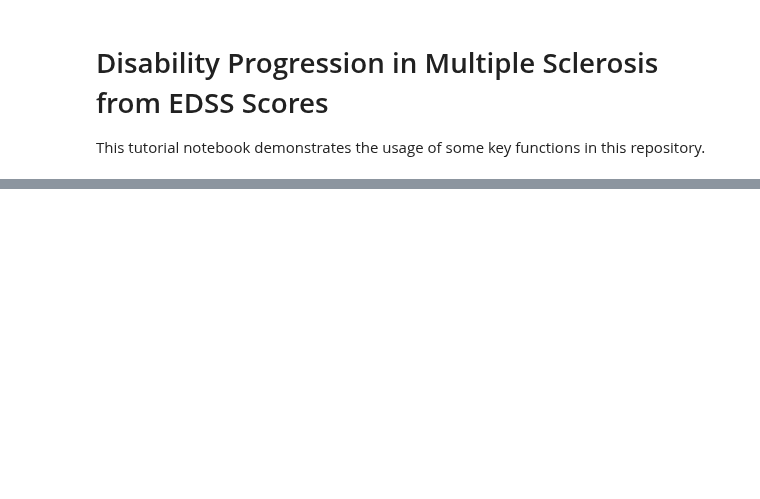
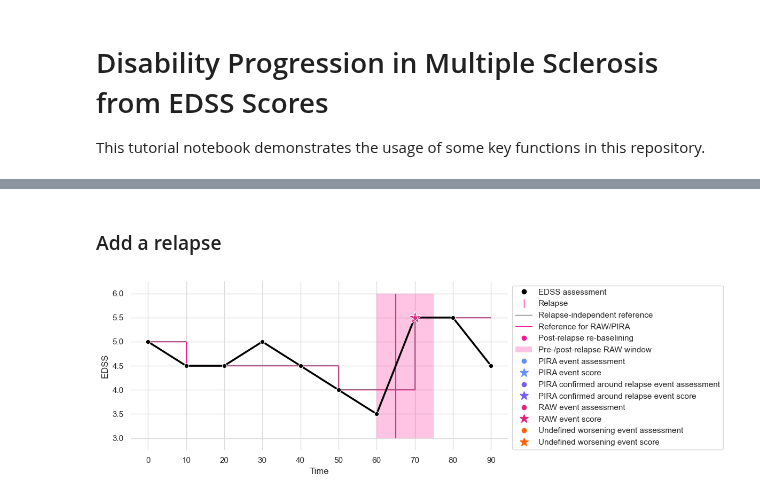
Before and after one commit to drstrupf/multiple-sclerosis-disability-progression, a Jupyter notebook: tutorial.ipynb, the cells around one changed output, grey strips where cells are left out. Saved outputs shown, nothing was run; the diff lists cells and outputs as text; code cells hidden in the pictures; blank space fills up the shorter version.

```diff
--- a/tutorial.ipynb
+++ b/tutorial.ipynb
@@ -591,0 +109,23 @@ plt.show()
+# %% [markdown]
+### Add a relapse
+# %%
+fig, ax = plt.subplots(1, 1, figsize=(12, 4))
+visualization.annotate_plot_follow_up(
+    follow_up_dataframe=example_follow_up_df,
+    relapse_timestamps=[65],
+    # Options
+    opt_baseline_type="roving",
+    opt_roving_reference_require_confirmation=True,
+    opt_roving_reference_confirmation_time=0.5,
+    opt_raw_before_relapse_max_days=5,
+    opt_raw_after_relapse_max_days=10,
+    opt_max_score_that_requires_plus_1=5.0,
+    opt_require_confirmation=True,
+    opt_confirmation_time=0.5,
+    ax=ax,
+    )
+fig.tight_layout()
+sns.despine(bottom=True, left=True, right=True, top=True)
+plt.show()
+# %% [output]
+[figure, added]
```
Also changed, not shown: parts of 76 cells of this notebook.
